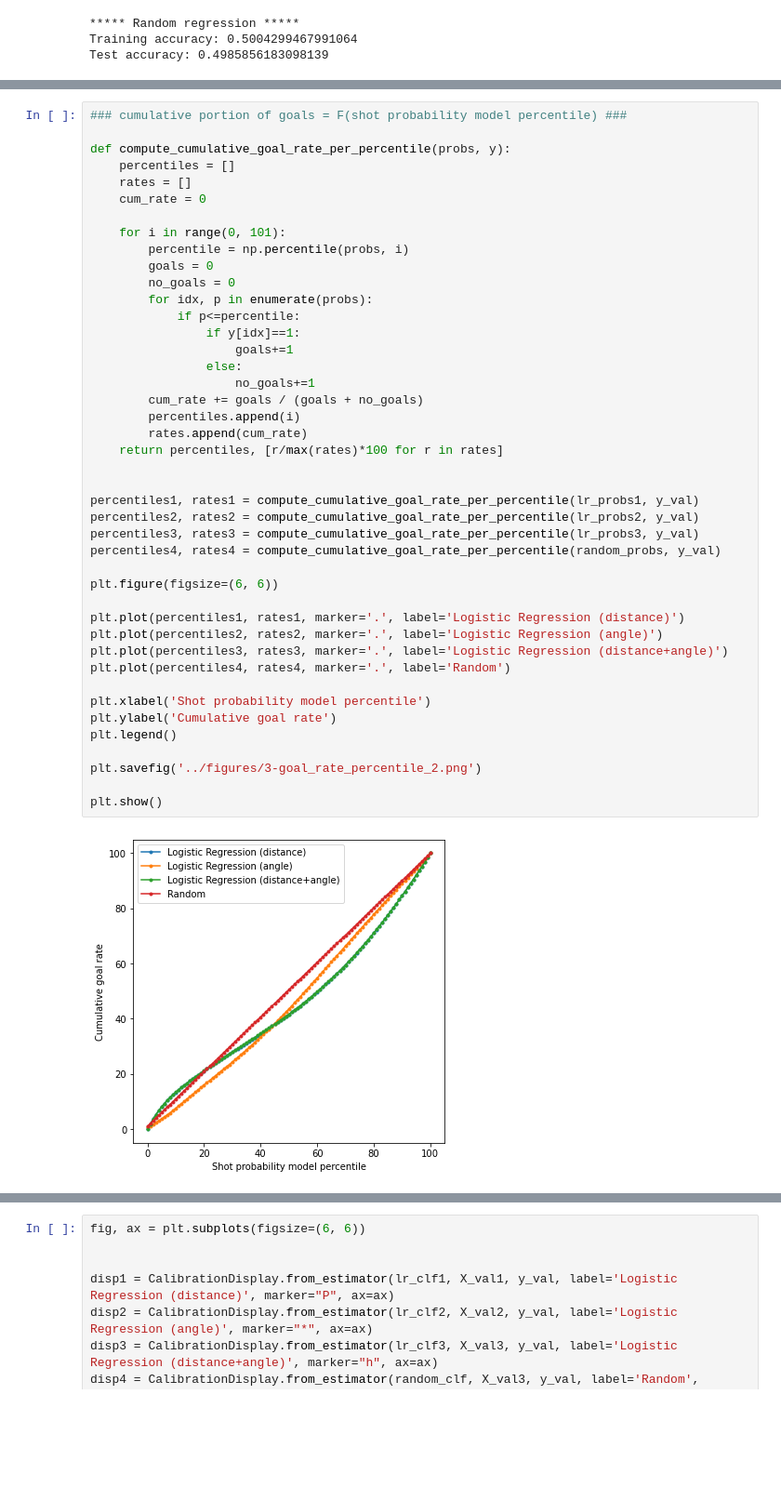
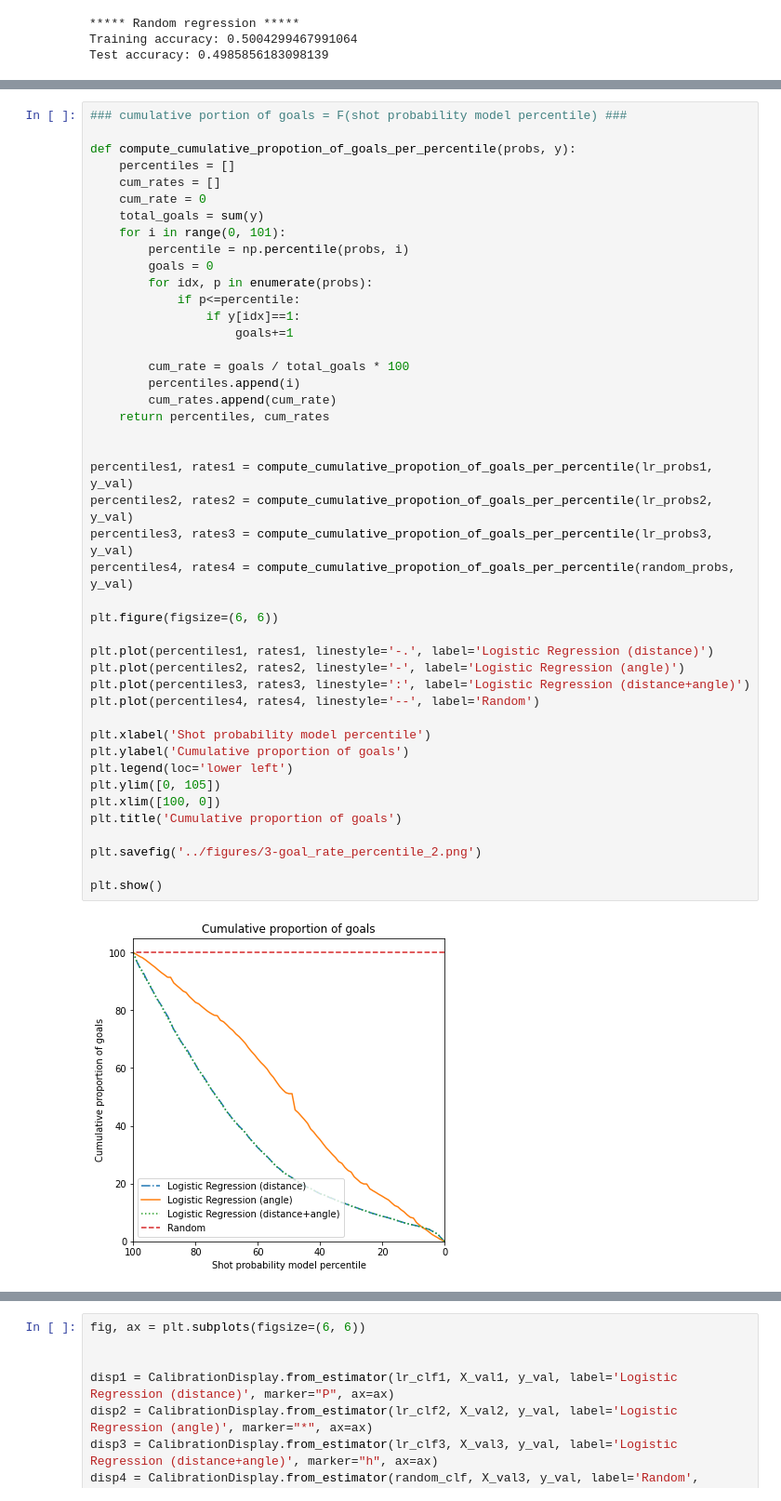
Before and after one commit to sorinmuchi/IFT6758, a Jupyter notebook: notebooks/3-BaselineModels.ipynb, the cells around one changed output, grey strips where cells are left out. Shown at 93% size. Drawn from its saved outputs; the diff is of its cells as text; blank space fills up the shorter version.

Commit message:
fix percentile plots

```diff
--- a/notebooks/3-BaselineModels.ipynb
+++ b/notebooks/3-BaselineModels.ipynb
@@ -238,45 +240,46 @@ plt.show()
 # %%
 ### cumulative portion of goals = F(shot probability model percentile) ###
 
-def compute_cumulative_goal_rate_per_percentile(probs, y):
+def compute_cumulative_propotion_of_goals_per_percentile(probs, y):
     percentiles = []
-    rates = []
+    cum_rates = []
     cum_rate = 0
-
+    total_goals = sum(y)
     for i in range(0, 101):
         percentile = np.percentile(probs, i)
         goals = 0
-        no_goals = 0
         for idx, p in enumerate(probs):
             if p<=percentile:
                 if y[idx]==1:
                     goals+=1
-                else:
-                    no_goals+=1
-        cum_rate += goals / (goals + no_goals)
+
+        cum_rate = goals / total_goals * 100
         percentiles.append(i)
-        rates.append(cum_rate)
-    return percentiles, [r/max(rates)*100 for r in rates]
+        cum_rates.append(cum_rate)
+    return percentiles, cum_rates
 
 
-percentiles1, rates1 = compute_cumulative_goal_rate_per_percentile(lr_probs1, y_val)
-percentiles2, rates2 = compute_cumulative_goal_rate_per_percentile(lr_probs2, y_val)
-percentiles3, rates3 = compute_cumulative_goal_rate_per_percentile(lr_probs3, y_val)
-percentiles4, rates4 = compute_cumulative_goal_rate_per_percentile(random_probs, y_val)
+percentiles1, rates1 = compute_cumulative_propotion_of_goals_per_percentile(lr_probs1, y_val)
+percentiles2, rates2 = compute_cumulative_propotion_of_goals_per_percentile(lr_probs2, y_val)
+percentiles3, rates3 = compute_cumulative_propotion_of_goals_per_percentile(lr_probs3, y_val)
+percentiles4, rates4 = compute_cumulative_propotion_of_goals_per_percentile(random_probs, y_val)
 
 plt.figure(figsize=(6, 6))
 
-plt.plot(percentiles1, rates1, marker='.', label='Logistic Regression (distance)')
-plt.plot(percentiles2, rates2, marker='.', label='Logistic Regression (angle)')
-plt.plot(percentiles3, rates3, marker='.', label='Logistic Regression (distance+angle)')
-plt.plot(percentiles4, rates4, marker='.', label='Random')
+plt.plot(percentiles1, rates1, linestyle='-.', label='Logistic Regression (distance)')
+plt.plot(percentiles2, rates2, linestyle='-', label='Logistic Regression (angle)')
+plt.plot(percentiles3, rates3, linestyle=':', label='Logistic Regression (distance+angle)')
+plt.plot(percentiles4, rates4, linestyle='--', label='Random')
 
 plt.xlabel('Shot probability model percentile')
-plt.ylabel('Cumulative goal rate')
-plt.legend()
+plt.ylabel('Cumulative proportion of goals')
+plt.legend(loc='lower left')
+plt.ylim([0, 105])
+plt.xlim([100, 0])
+plt.title('Cumulative proportion of goals')
 
 plt.savefig('../figures/3-goal_rate_percentile_2.png')
 
 plt.show()
 # %% [output]
-[figure, old version]
+[figure, new version]
```
Also changed, not shown: parts of 3 cells of this notebook, 3 other files.
